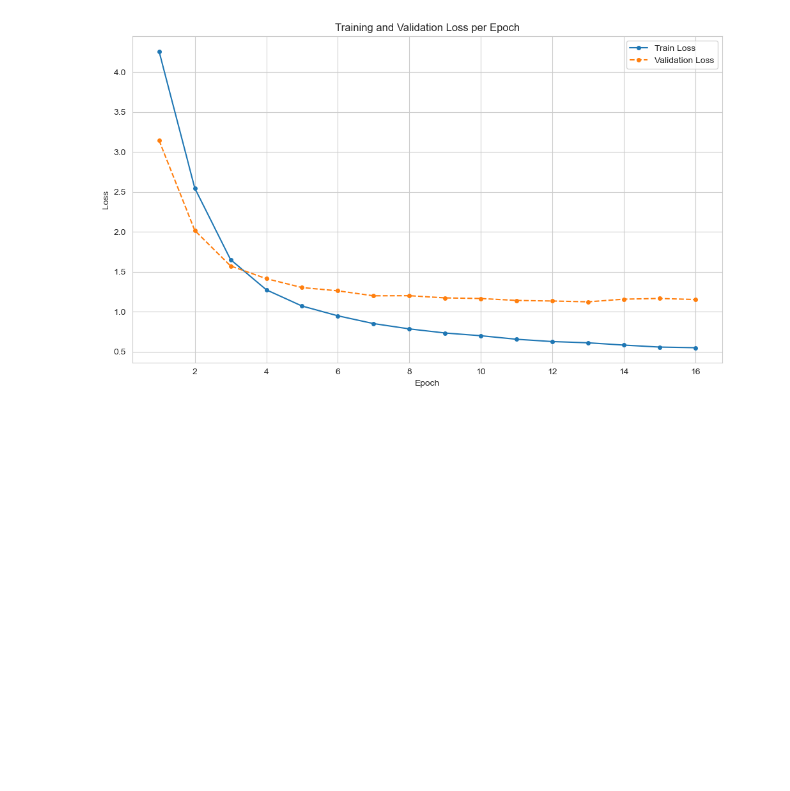
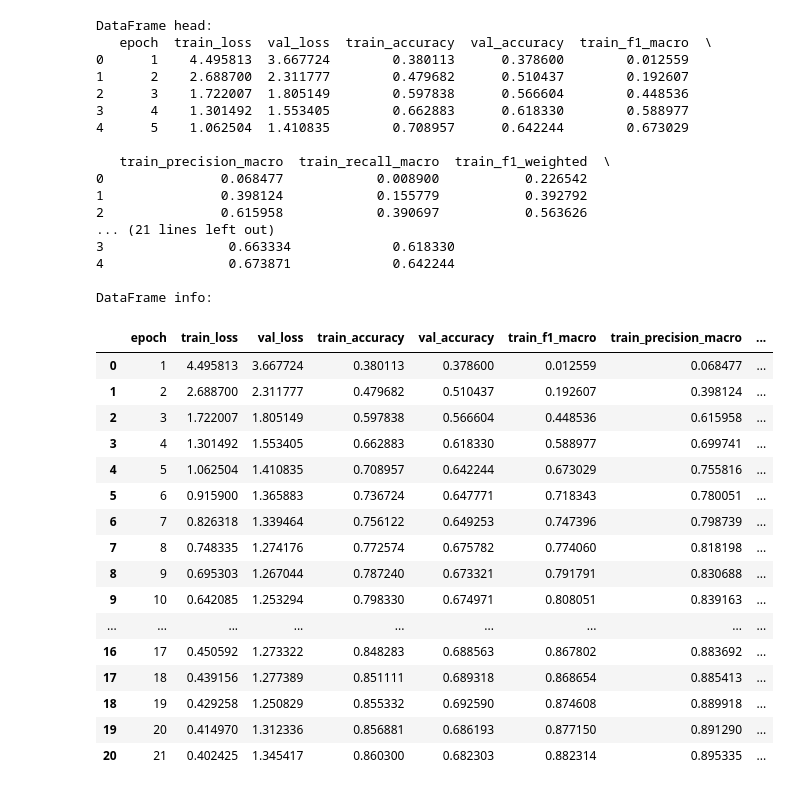
Before and after one commit to marcbeil/protein-prediction-project, a Jupyter notebook: src/vizualize_model_metrics.ipynb, the cells around one changed output. Drawn from its saved outputs; the diff is of its cells as text; code cells hidden in the pictures; blank space fills up the shorter version.

```diff
--- a/src/vizualize_model_metrics.ipynb
+++ b/src/vizualize_model_metrics.ipynb
@@ -62,18 +1,61 @@ DataFrame info:
-# %%
-import os
-
-# Jupyter Notebook Cell 2: Loss Curve Plot
-
-plt.figure(figsize=(10, 6))
-plt.plot(df['epoch'], df['train_loss'], label='Train Loss', marker='o', markersize=4, linestyle='-')
-plt.plot(df['epoch'], df['val_loss'], label='Validation Loss', marker='o', markersize=4, linestyle='--')
-plt.title('Training and Validation Loss per Epoch')
-plt.xlabel('Epoch')
-plt.ylabel('Loss')
-plt.legend()
-plt.grid(True)
-plt.tight_layout()
-plt.savefig(os.path.join(output_path, 'loss_curve.png'))  # Save as PNG
-plt.show()
-# %% [output]
-[figure, removed]
+# %%
+# Jupyter Notebook Cell 1: Imports and Data Loading
+
+import os
+
+import matplotlib.pyplot as plt
+import numpy as np
+import pandas as pd
+import seaborn as sns
+
+# Set default plot style
+sns.set_style("whitegrid")
+plt.rcParams['figure.dpi'] = 100  # For higher resolution plots
+
+# Your provided data as a multi-line string
+path = "../output/protenn2/v5"
+input_path = os.path.join(path, "metrics_df.csv")
+output_path = path
+
+# Read the data into a pandas DataFrame
+df = pd.read_csv(input_path)
+
+print("DataFrame head:")
+print(df.head())
+print("\nDataFrame info:")
+df
+# %% [output]
+DataFrame head:
+   epoch  train_loss  val_loss  train_accuracy  val_accuracy  train_f1_macro  \
+0      1    4.495813  3.667724        0.380113      0.378600        0.012559
+1      2    2.688700  2.311777        0.479682      0.510437        0.192607
+2      3    1.722007  1.805149        0.597838      0.566604        0.448536
+3      4    1.301492  1.553405        0.662883      0.618330        0.588977
+4      5    1.062504  1.410835        0.708957      0.642244        0.673029
+
+   train_precision_macro  train_recall_macro  train_f1_weighted  \
+0               0.068477            0.008900           0.226542
+1               0.398124            0.155779           0.392792
+2               0.615958            0.390697           0.563626
+... (21 lines left out)
+3                0.663334             0.618330
+4                0.673871             0.642244
+
+DataFrame info:
+|  | epoch | train_loss | val_loss | train_accuracy | val_accuracy | train_f1_macro | train_precision_macro | ... |
+| 0 | 1 | 4.495813 | 3.667724 | 0.380113 | 0.378600 | 0.012559 | 0.068477 | ... |
+| 1 | 2 | 2.688700 | 2.311777 | 0.479682 | 0.510437 | 0.192607 | 0.398124 | ... |
+| 2 | 3 | 1.722007 | 1.805149 | 0.597838 | 0.566604 | 0.448536 | 0.615958 | ... |
+| 3 | 4 | 1.301492 | 1.553405 | 0.662883 | 0.618330 | 0.588977 | 0.699741 | ... |
+| 4 | 5 | 1.062504 | 1.410835 | 0.708957 | 0.642244 | 0.673029 | 0.755816 | ... |
+| 5 | 6 | 0.915900 | 1.365883 | 0.736724 | 0.647771 | 0.718343 | 0.780051 | ... |
+| 6 | 7 | 0.826318 | 1.339464 | 0.756122 | 0.649253 | 0.747396 | 0.798739 | ... |
+| 7 | 8 | 0.748335 | 1.274176 | 0.772574 | 0.675782 | 0.774060 | 0.818198 | ... |
+| 8 | 9 | 0.695303 | 1.267044 | 0.787240 | 0.673321 | 0.791791 | 0.830688 | ... |
+| 9 | 10 | 0.642085 | 1.253294 | 0.798330 | 0.674971 | 0.808051 | 0.839163 | ... |
+| ... | ... | ... | ... | ... | ... | ... | ... | ... |
+| 16 | 17 | 0.450592 | 1.273322 | 0.848283 | 0.688563 | 0.867802 | 0.883692 | ... |
+| 17 | 18 | 0.439156 | 1.277389 | 0.851111 | 0.689318 | 0.868654 | 0.885413 | ... |
+| 18 | 19 | 0.429258 | 1.250829 | 0.855332 | 0.692590 | 0.874608 | 0.889918 | ... |
+| 19 | 20 | 0.414970 | 1.312336 | 0.856881 | 0.686193 | 0.877150 | 0.891290 | ... |
+| 20 | 21 | 0.402425 | 1.345417 | 0.860300 | 0.682303 | 0.882314 | 0.895335 | ... |
```
Also changed, not shown: parts of 6 cells of this notebook, 28 other files.
